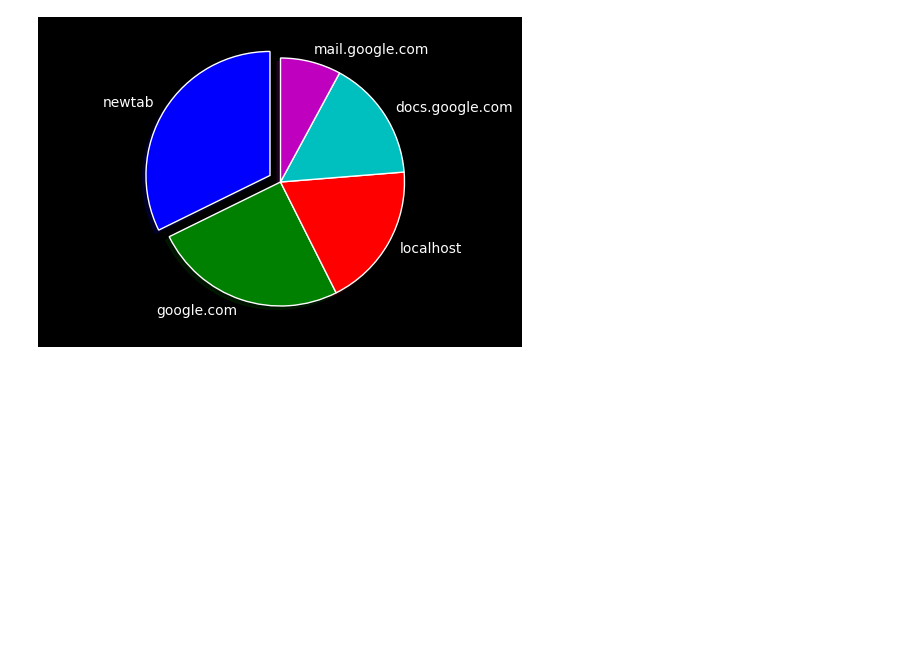
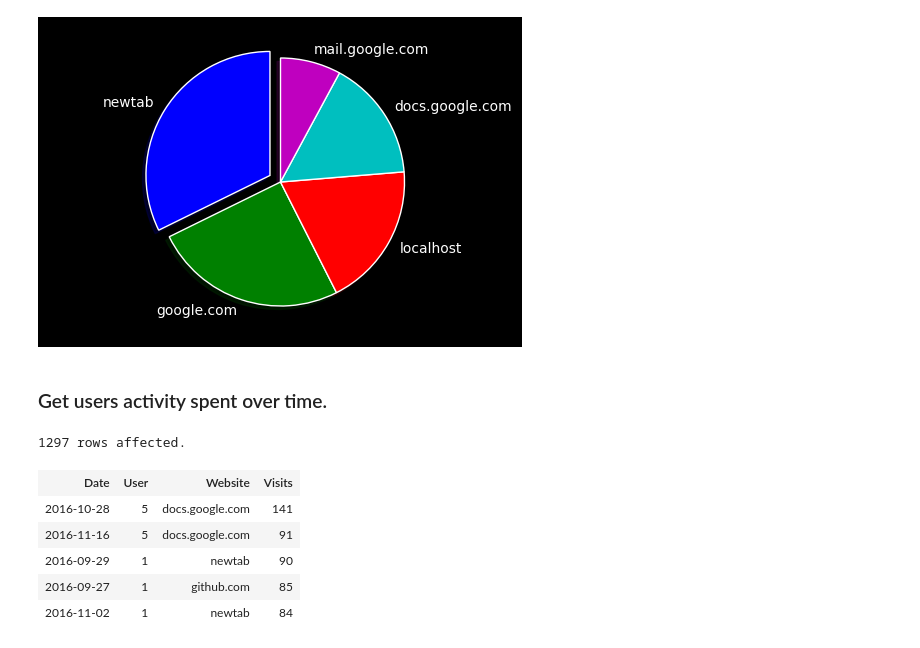
Before and after one commit to seanpar203/wta_analysis, a Jupyter notebook: top_5_time_spent.ipynb, the cells around one changed output. Saved outputs shown, nothing was run; the diff lists cells and outputs as text; code cells hidden in the pictures; blank space fills up the shorter version.

Commit message:
Added next query to plot habbits over time.

```diff
--- a/top_5_time_spent.ipynb
+++ b/top_5_time_spent.ipynb
@@ -141,3 +142,24 @@ plt.pie(x=arr_total_percen, explode=explode, labels=top_5_host_names, shadow=Tru
   <matplotlib.text.Text at 0x...>,
   <matplotlib.text.Text at 0x...>])
 [figure]
+# %% [markdown]
+### Get users activity spent over time.
+# %%
+%%sql
+SELECT
+time.day as "Date",
+time.account_id as "User",
+host.host_name as "Website",
+count(host.host_name) as "Visits" from host_time as ht
+JOIN time on ht.time_id = time.id
+JOIN host on ht.host_id = host.id
+GROUP BY time.account_id, host.host_name, time.day
+ORDER BY count(host.host_name) DESC
+# %% [output]
+1297 rows affected.
+| Date | User | Website | Visits |
+| 2016-10-28 | 5 | docs.google.com | 141 |
+| 2016-11-16 | 5 | docs.google.com | 91 |
+| 2016-09-29 | 1 | newtab | 90 |
+| 2016-09-27 | 1 | github.com | 85 |
+| 2016-11-02 | 1 | newtab | 84 |
```
Also changed, not shown: parts of 4 cells of this notebook.
